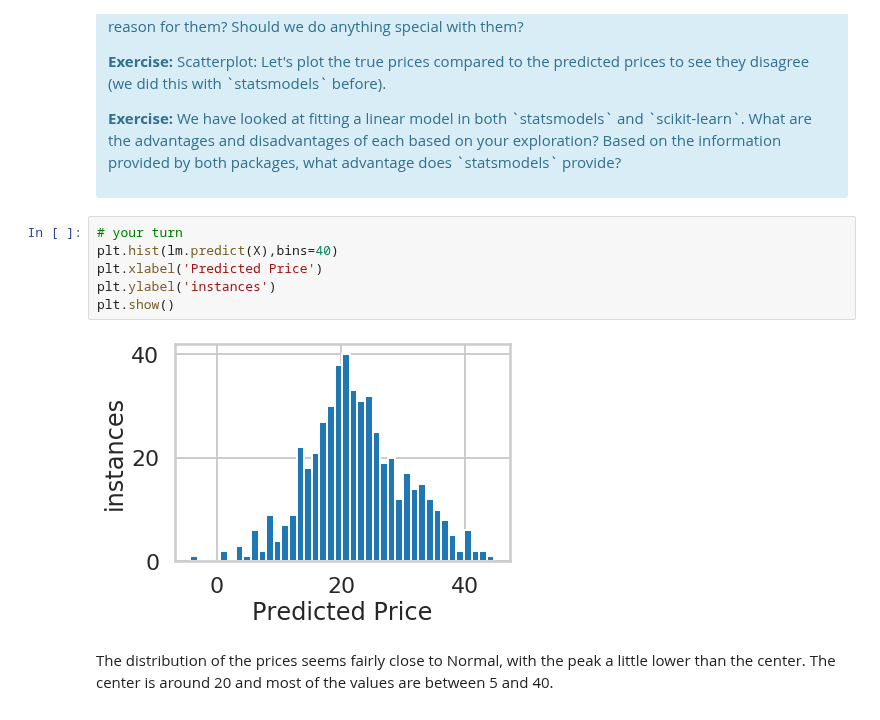
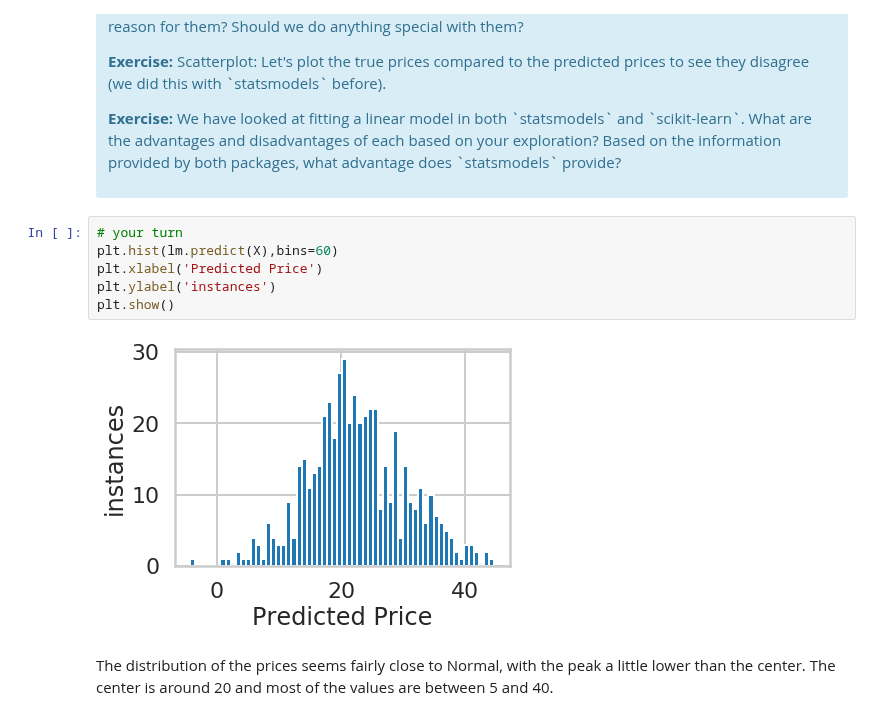
Before and after one commit to morganfry/springboard, a Jupyter notebook: mini-projects/10.1.5/linear_regression/Mini_Project_Linear_Regression.ipynb, the cells around one changed output. Drawn from its saved outputs; the diff is of its cells as text.

```diff
--- a/mini-projects/10.1.5/linear_regression/Mini_Project_Linear_Regression.ipynb
+++ b/mini-projects/10.1.5/linear_regression/Mini_Project_Linear_Regression.ipynb
@@ -593,11 +610,11 @@ array([30.00384338, 25.02556238, 30.56759672, 28.60703649, 27.94352423])
 </div>
 # %%
 # your turn
-plt.hist(lm.predict(X),bins=40)
+plt.hist(lm.predict(X),bins=60)
 plt.xlabel('Predicted Price')
 plt.ylabel('instances')
 plt.show()
 # %% [output]
-[figure, old version]
+[figure, new version]
 # %% [markdown]
 The distribution of the prices seems fairly close to Normal, with the peak a little lower than the center. The center is around 20 and most of the values are between 5 and 40.
```
Also changed, not shown: parts of 45 cells of this notebook.
